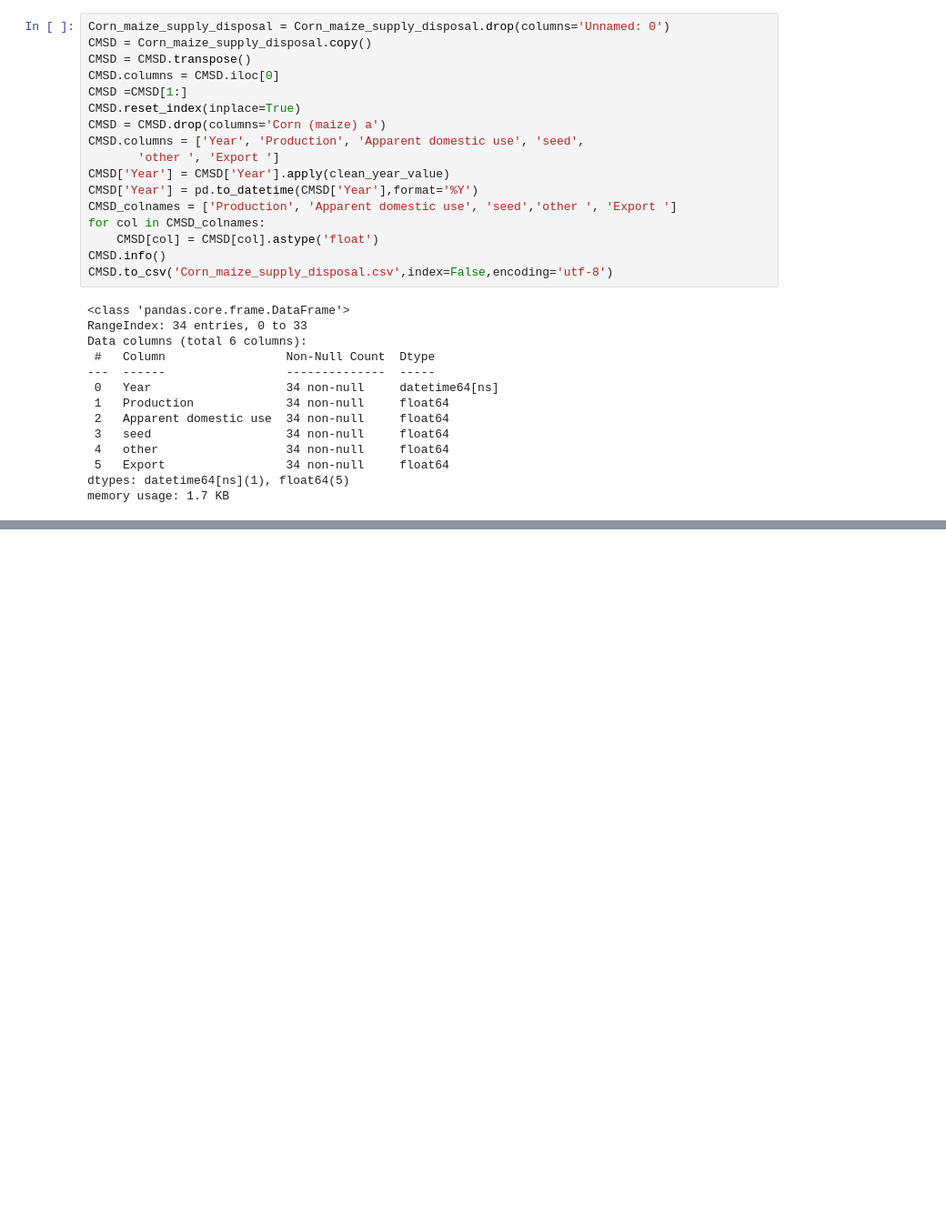
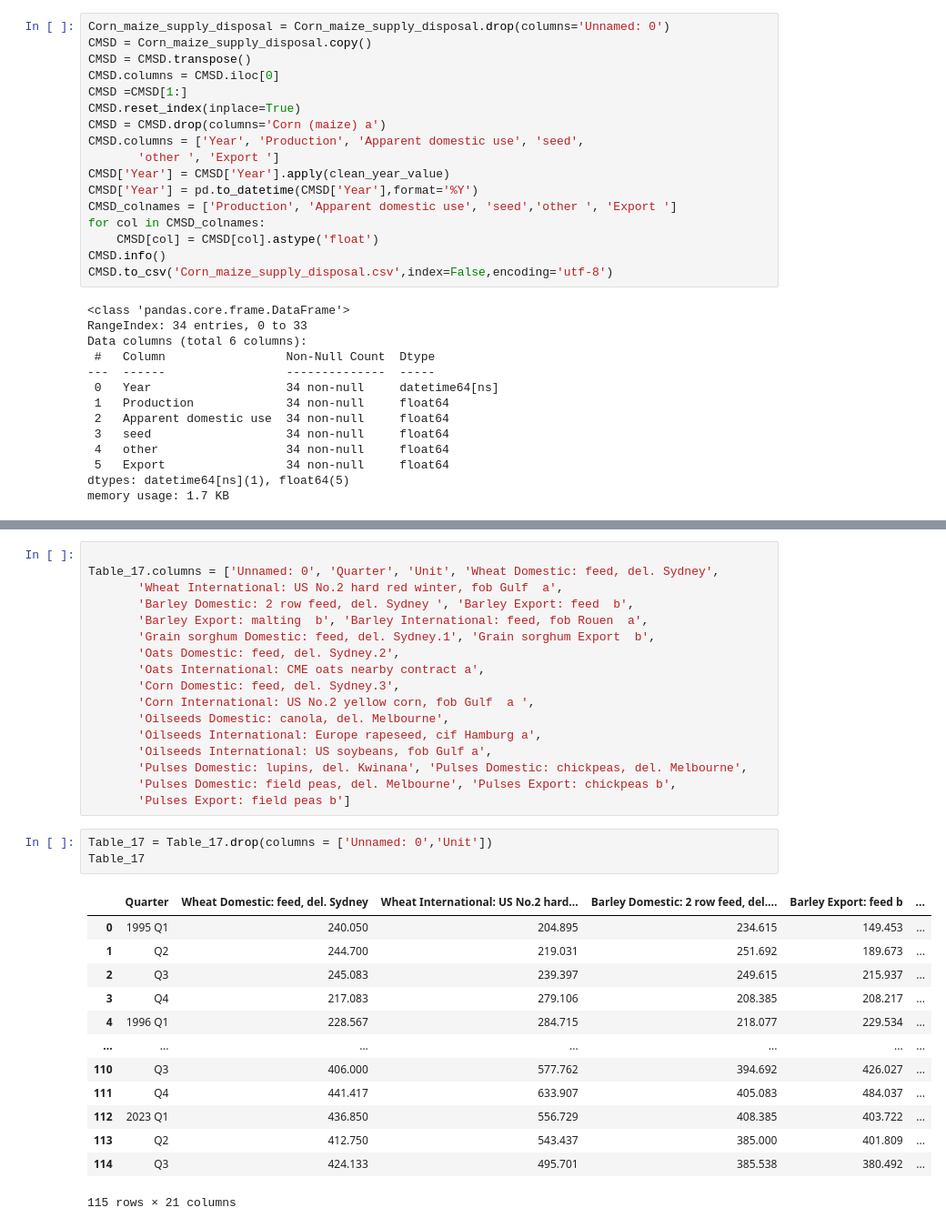
Before and after one commit to Moisebea/Crop_Report, a Jupyter notebook: OneDrive/Documents/Bureau/ABARES Dec Crop Report/Scraping_data.ipynb, the cells around one changed output, grey strips where cells are left out. Shown at 91% size. Cells and saved outputs as stored; diff of their text form; blank space fills up the shorter version.

```diff
--- a/OneDrive/Documents/Bureau/ABARES Dec Crop Report/Scraping_data.ipynb
+++ b/OneDrive/Documents/Bureau/ABARES Dec Crop Report/Scraping_data.ipynb
@@ -1909,0 +1927,34 @@ memory usage: 1.7 KB
+# %%
+
+Table_17.columns = ['Unnamed: 0', 'Quarter', 'Unit', 'Wheat Domestic: feed, del. Sydney',
+       'Wheat International: US No.2 hard red winter, fob Gulf  a',
+       'Barley Domestic: 2 row feed, del. Sydney ', 'Barley Export: feed  b',
+       'Barley Export: malting  b', 'Barley International: feed, fob Rouen  a',
+       'Grain sorghum Domestic: feed, del. Sydney.1', 'Grain sorghum Export  b',
+       'Oats Domestic: feed, del. Sydney.2',
+       'Oats International: CME oats nearby contract a',
+       'Corn Domestic: feed, del. Sydney.3',
+       'Corn International: US No.2 yellow corn, fob Gulf  a ',
+       'Oilseeds Domestic: canola, del. Melbourne',
+       'Oilseeds International: Europe rapeseed, cif Hamburg a',
+       'Oilseeds International: US soybeans, fob Gulf a',
+       'Pulses Domestic: lupins, del. Kwinana', 'Pulses Domestic: chickpeas, del. Melbourne',
+       'Pulses Domestic: field peas, del. Melbourne', 'Pulses Export: chickpeas b',
+       'Pulses Export: field peas b']
+# %%
+Table_17 = Table_17.drop(columns = ['Unnamed: 0','Unit'])
+Table_17
+# %% [output]
+|  | Quarter | Wheat Domestic: feed, del. Sydney | Wheat International: US No.2 hard... | Barley Domestic: 2 row feed, del.... | Barley Export: feed b | ... |
+| 0 | 1995 Q1 | 240.050 | 204.895 | 234.615 | 149.453 | ... |
+| 1 | Q2 | 244.700 | 219.031 | 251.692 | 189.673 | ... |
+| 2 | Q3 | 245.083 | 239.397 | 249.615 | 215.937 | ... |
+| 3 | Q4 | 217.083 | 279.106 | 208.385 | 208.217 | ... |
+| 4 | 1996 Q1 | 228.567 | 284.715 | 218.077 | 229.534 | ... |
+| ... | ... | ... | ... | ... | ... | ... |
+| 110 | Q3 | 406.000 | 577.762 | 394.692 | 426.027 | ... |
+| 111 | Q4 | 441.417 | 633.907 | 405.083 | 484.037 | ... |
+| 112 | 2023 Q1 | 436.850 | 556.729 | 408.385 | 403.722 | ... |
+| 113 | Q2 | 412.750 | 543.437 | 385.000 | 401.809 | ... |
+| 114 | Q3 | 424.133 | 495.701 | 385.538 | 380.492 | ... |
+115 rows × 21 columns
```
Also changed, not shown: parts of 17 cells of this notebook.
